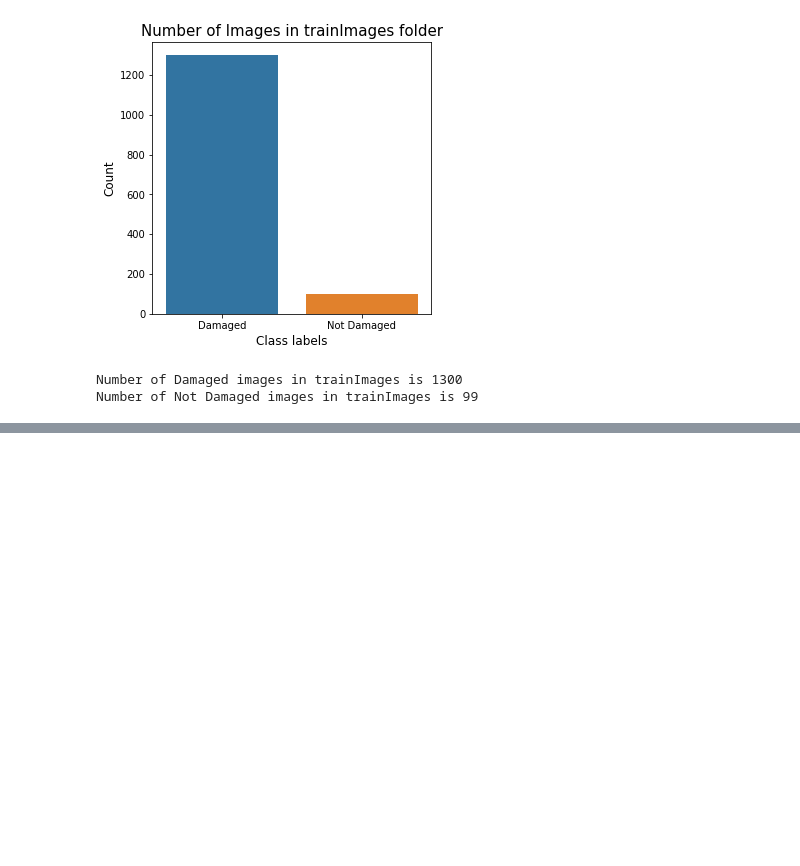
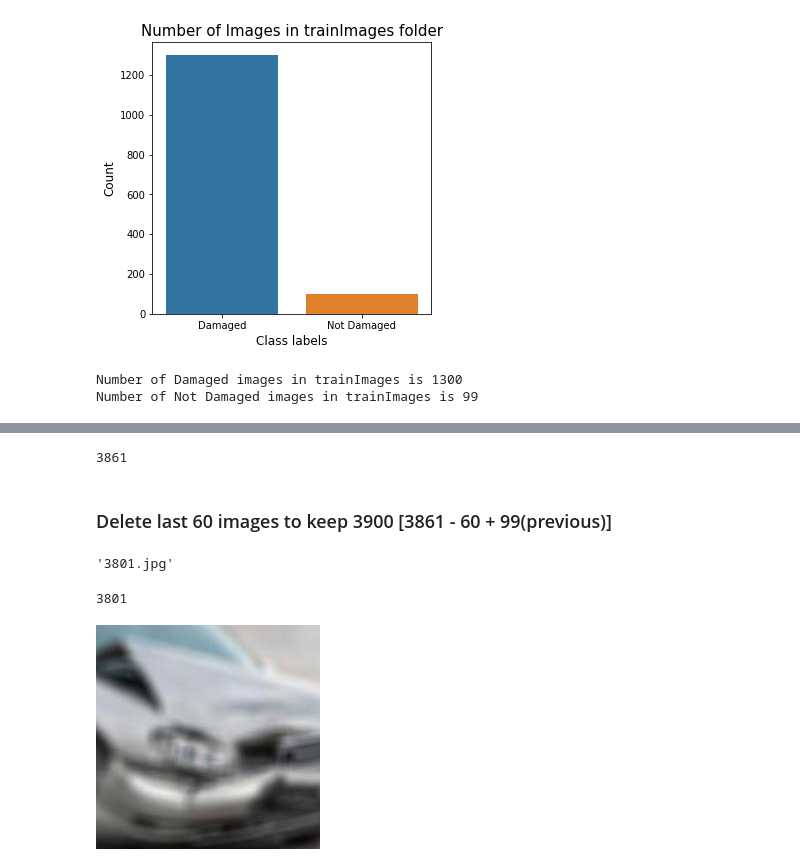
Before and after one commit to utshabkg/ML_Competition-AND-Practice, a Jupyter notebook: Competition/HackerEarth Fast, Furious and Insured/EDA.ipynb, the cells around one changed output, grey strips where cells are left out. Saved outputs shown, nothing was run; the diff lists cells and outputs as text; code cells hidden in the pictures; blank space fills up the shorter version.

```diff
--- a/Competition/HackerEarth Fast, Furious and Insured/EDA.ipynb
+++ b/Competition/HackerEarth Fast, Furious and Insured/EDA.ipynb
@@ -155,3 +154,27 @@ qnt = 1300
 for imagen in il.items:
    data_aug_one(imagen, prox, qnt)
    prox = prox + qnt
+# %%
+len(os.listdir(path_hr))
+# %% [output]
+3861
+# %% [markdown]
+### Delete last 60 images to keep 3900 [3861 - 60 + 99(previous)]
+# %%
+os.listdir(path_hr)[3800]
+# %% [output]
+'3801.jpg'
+# %%
+for i in range(3802, 3862, 1):
+    p = f'trainImages/undamaged_aug/{i}.jpg'
+    os.remove(p)
+len(os.listdir(path_hr))
+# %% [output]
+3801
+# %%
+from google.colab.patches import cv2_imshow
+img = cv2.imread('trainImages/damaged_aug/0002.jpg')
+
+cv2_imshow(img)
+# %% [output]
+[figure, added]
```
Also changed, not shown: parts of 16 cells of this notebook.
